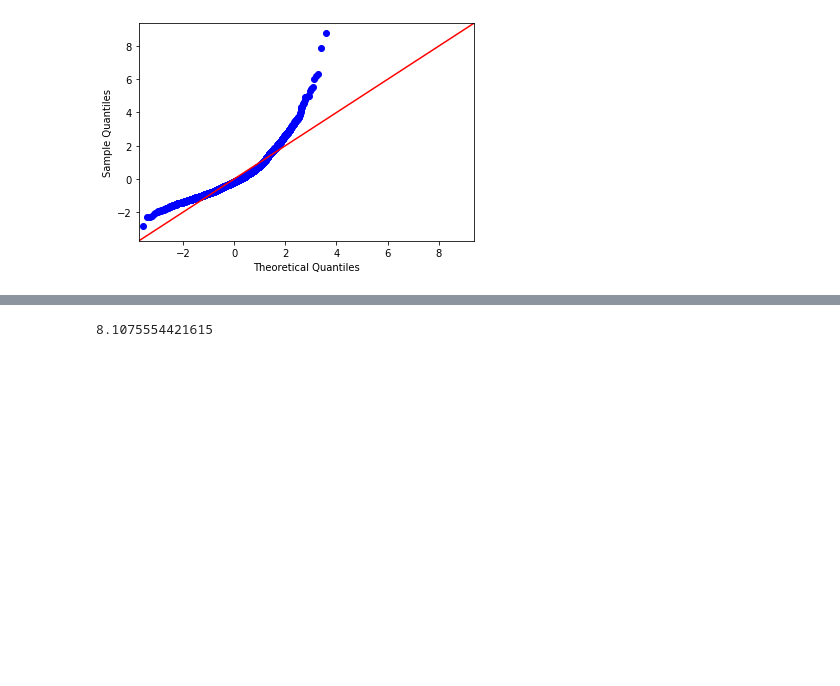
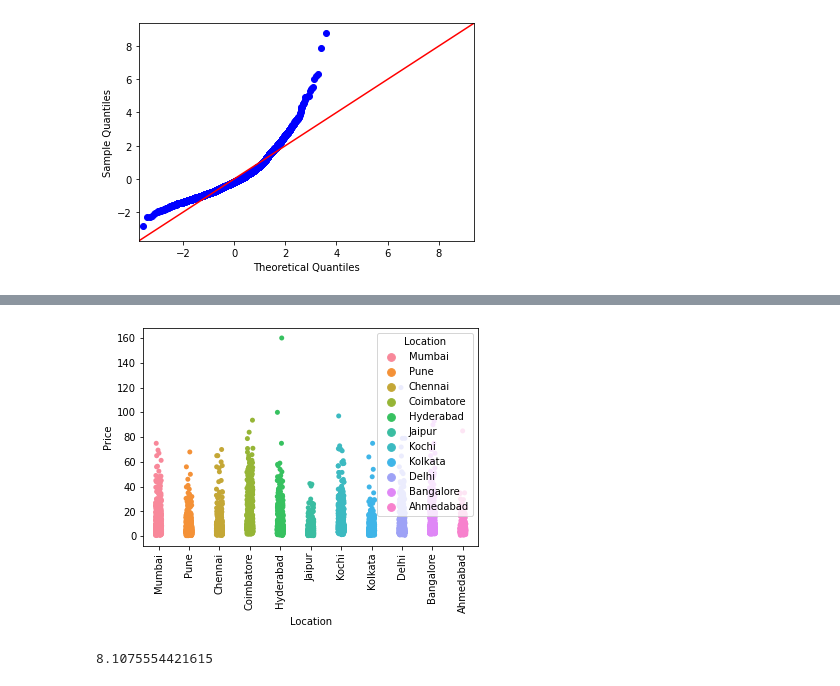
Before and after one commit to nikshingadiya/jupyter, a Jupyter notebook: Machine Learning/Regression/Car_prediction_part2.ipynb, the cells around one changed output, grey strips where cells are left out. Cells and saved outputs as stored; diff of their text form; code cells hidden in the pictures; blank space fills up the shorter version.

```diff
--- a/Machine Learning/Regression/Car_prediction_part2.ipynb
+++ b/Machine Learning/Regression/Car_prediction_part2.ipynb
@@ -305,8 +293,10 @@ ax=sns.countplot(Mulit_df['Location']).set_xticklabels(Mulit_df['Location'],rota
 # %%
 %matplotlib qt
 # %%
-sns.stripplot(Mulit_df['Location'],Multi_df['Price'],hue=Mulit_df['Location'],orient='v').set_xticklabels(Mulit_df['Location'],rotation=90)
+sns.stripplot(Mulit_df['Location'],Multi_df['Price'],hue=Mulit_df['Location'],orient='v').set_xticklabels(Mulit_df['Location'].unique(),rotation=90)
 plt.show()
+# %% [output]
+[figure, added]
 # %%
 np.var(Mulit_df.groupby('Location')['Price'].mean())
 # %% [output]
```
Also changed, not shown: parts of 18 cells of this notebook, 19 other files.
